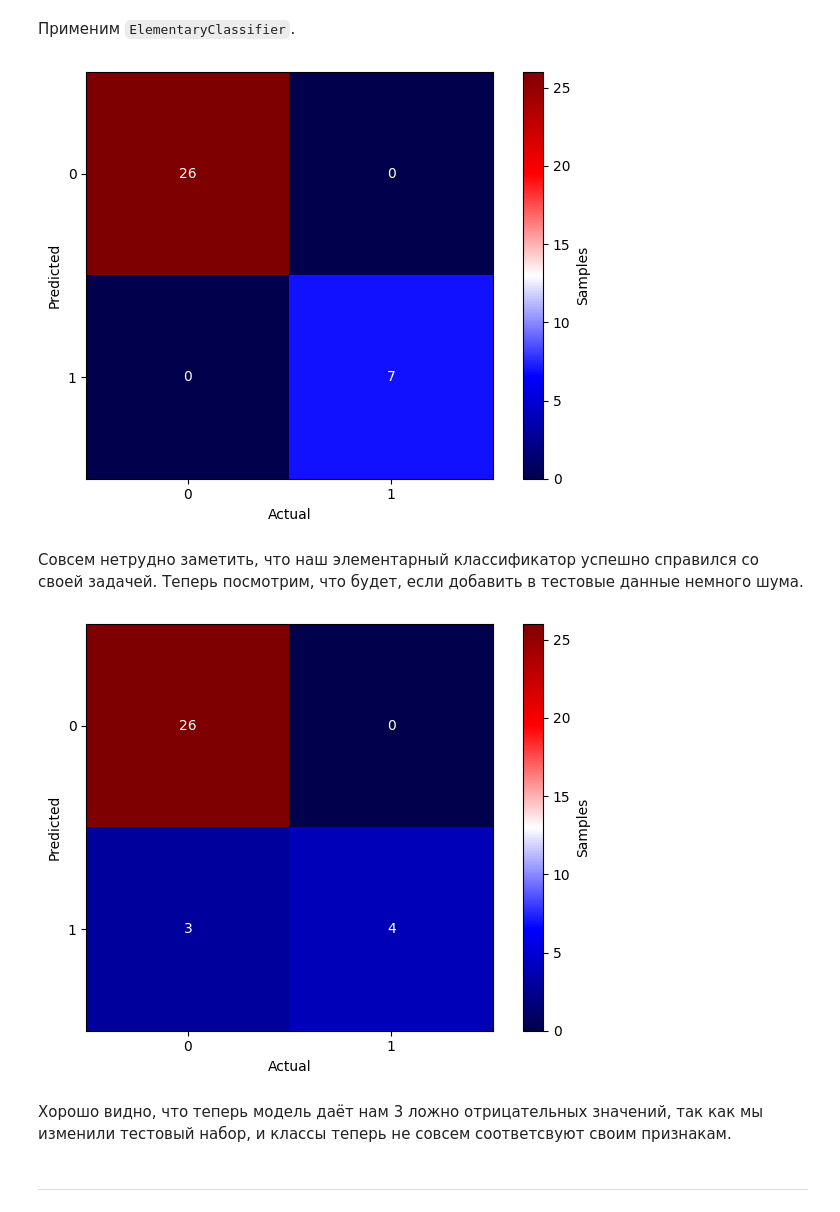
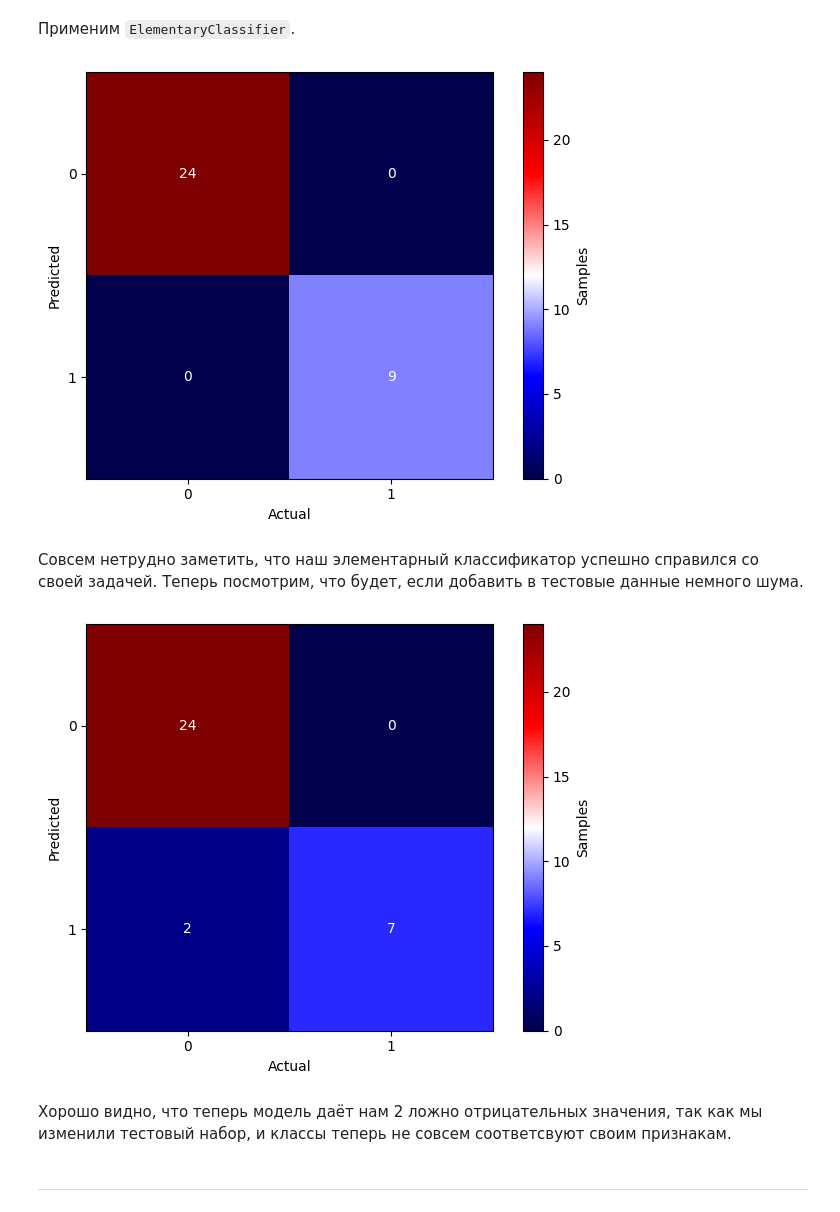
Before and after one commit to mkashirin/mlcmirea, a Jupyter notebook: mlcmirea/notebook_5.ipynb, the cells around one changed output. Drawn from its saved outputs; the diff is of its cells as text; code cells hidden in the pictures.

```diff
--- a/mlcmirea/notebook_5.ipynb
+++ b/mlcmirea/notebook_5.ipynb
@@ -135,7 +84,6 @@ class ModelBase(ABC):
     def __init__(self) -> None:
         self.x_train: ndarray
         self.y_train: ndarray
-        basicConfig(format="Model: %(message)s", level=INFO)
 
     @abstractmethod
     def fit(self, x_train: ndarray, y_train: ndarray, *args, **kwargs) -> None:
@@ -161,20 +109,22 @@ class ModelBase(ABC):
 если меньше или равно — второму.
 # %%
 class ElementaryClassifier(ModelBase):
-    # Elementary Classifier inherits from Model Base to provide method
-    # signatures.
+    """Elementary Classifier inherits from Model Base to provide method
+    signatures.
+    """
 
     def __init__(self) -> None:
         super().__init__()
 
     def fit(self, x_train: ndarray, y_train: ndarray, *args, **kwargs) -> None:
-        # This method memorizes the training data and calculates the standard
-        # deviation of the training features.
+        """This method memorizes the training data and calculates the standard
+        deviation of the training features.
+        """
         super().fit(x_train, y_train)
         self.x_train_std = np.std(self.x_train)
 
     def predict(self, x_test: ndarray) -> ndarray:
-        # This method classifies the data points
+        """This method classifies the data points."""
         pred = list()
         for x in x_test:
             if x > self.x_train_std:
@@ -191,7 +141,7 @@ class ElementaryClassifier(ModelBase):
 
 Посмотрим, как наш классификатор отработает на случайных данных.
 # %%
-random_features = np.array(random_list(100))
+random_features = np.random.rand(100, 1)
 fstd = np.std(random_features)
 classes = np.array([0 if fval > fstd else 1 for fval in random_features])
 # %% [markdown]
@@ -215,25 +165,25 @@ confusion_matrix = compute_confusion_matrix(
 
 plot_confusion_matrix(confusion_matrix, "Elementary Classifier")
 # %% [output]
-[figure, old version]
+[figure, new version]
 # %% [markdown]
 Совсем нетрудно заметить, что наш элементарный классификатор успешно справился со своей задачей.
 Теперь посмотрим, что будет, если добавить в тестовые данные немного шума.
 # %%
 x_test = np.array(
-    [fval + 0.1 if fval < 0.9 else fval for fval in x_test.tolist()]
+    [fval + 0.1 if fval < 0.9 else fval for fval in x_test.ravel().tolist()]
 )
 
 y_predicted = classifier.predict(x_test)
 confusion_matrix = compute_confusion_matrix(
     y_test.reshape((-1, 1)), y_predicted.reshape((-1, 1))
 )
 
 plot_confusion_matrix(confusion_matrix, "Elementary Classifier with Noise")
 # %% [output]
-[figure, old version]
+[figure, new version]
 # %% [markdown]
-Хорошо видно, что теперь модель даёт нам 3 ложно отрицательных значений, так как мы изменили
+Хорошо видно, что теперь модель даёт нам 2 ложно отрицательных значения, так как мы изменили
 тестовый набор, и классы теперь не совсем соответсвуют своим признакам.
 # %% [markdown]
 ***
```
Also changed, not shown: parts of 4 cells of this notebook, 6 other files.
